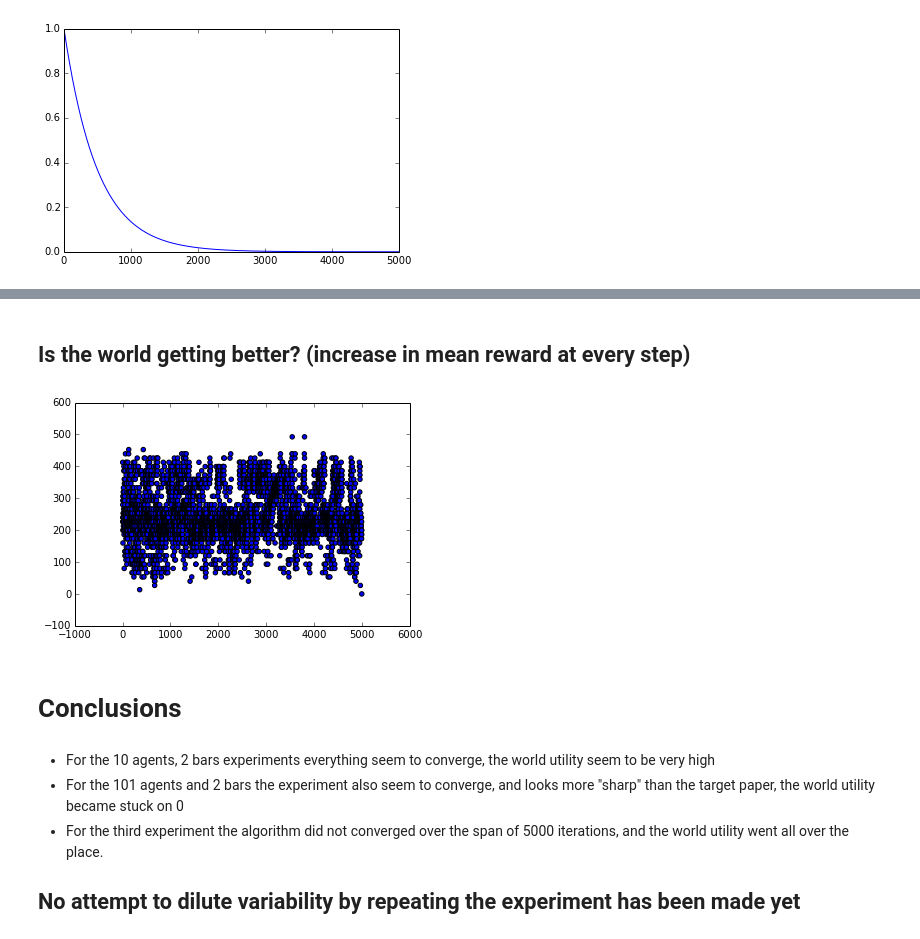
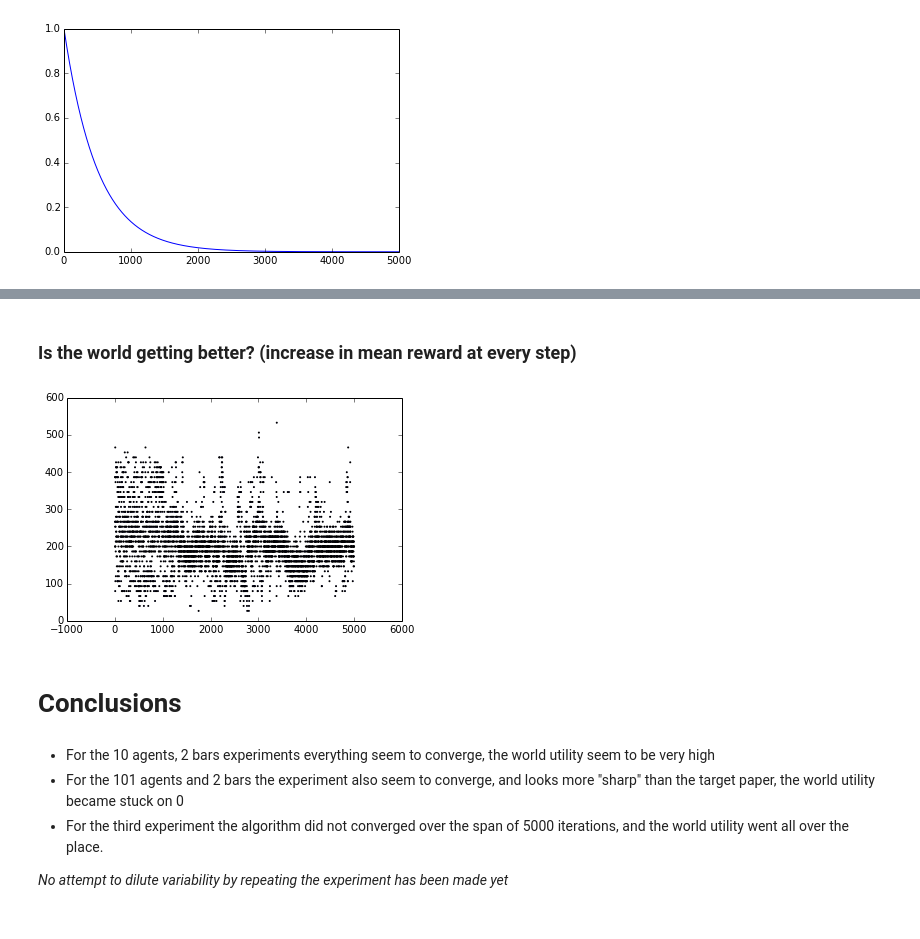
Before and after one commit to hoarf/el_farol_multibar, a Jupyter notebook: wlu.ipynb, the cells around one changed output, grey strips where cells are left out. Drawn from its saved outputs; the diff is of its cells as text; code cells hidden in the pictures.

```diff
--- a/wlu.ipynb
+++ b/wlu.ipynb
@@ -224,5 +230,5 @@ def plot_world_utilities(nr_weeks, world_utilities):
   """
   axis = plt.subplot(111)
   x = linspace(0,nr_weeks-1,nr_weeks)
-  axis.scatter(x, world_utilities)
+  axis.scatter(x, world_utilities, s=1)
 # %% [markdown]
@@ -289,5 +299,6 @@ plot_world_utilities(wks, world_utilities)
 # %%
-wks = 5000
-t = [0.2,0.3,0.2,0.1]
-weeks, world_utilities = ElFarolWLU(wks, t=t, a=51)
+nr_weeks = 5000
+tresholds = [0.2,0.3,0.2,0.1]
+nr_actions = len(tresholds) + 1
+weekly_attendance_data, world_utilities = ElFarolWLU(nr_weeks, tresholds, 51)
 # %% [output]
@@ -300,9 +312,9 @@ plot_attendances(len(t)+1, wks, weeks)
 # %% [markdown]
-## Is the world getting better? (increase in mean reward at every step)
+### Is the world getting better? (increase in mean reward at every step)
 # %%
-plot_world_utilities(wks, world_utilities)
+plot_world_utilities(nr_weeks, world_utilities)
 # %% [output]
-[figure, old version]
+[figure, new version]
 # %% [markdown]
 # Conclusions
 # %% [markdown]
@@ -310,4 +322,4 @@ plot_world_utilities(wks, world_utilities)
 * For the 101 agents and 2 bars the experiment also seem to converge, and looks more "sharp" than the target paper, the world utility became stuck on 0
 * For the third experiment the algorithm did not converged over the span of 5000 iterations, and the world utility went all over the place.
 
-## No attempt to dilute variability by repeating the experiment has been made yet
+*No attempt to dilute variability by repeating the experiment has been made yet*
```
Also changed, not shown: parts of 24 cells of this notebook.
